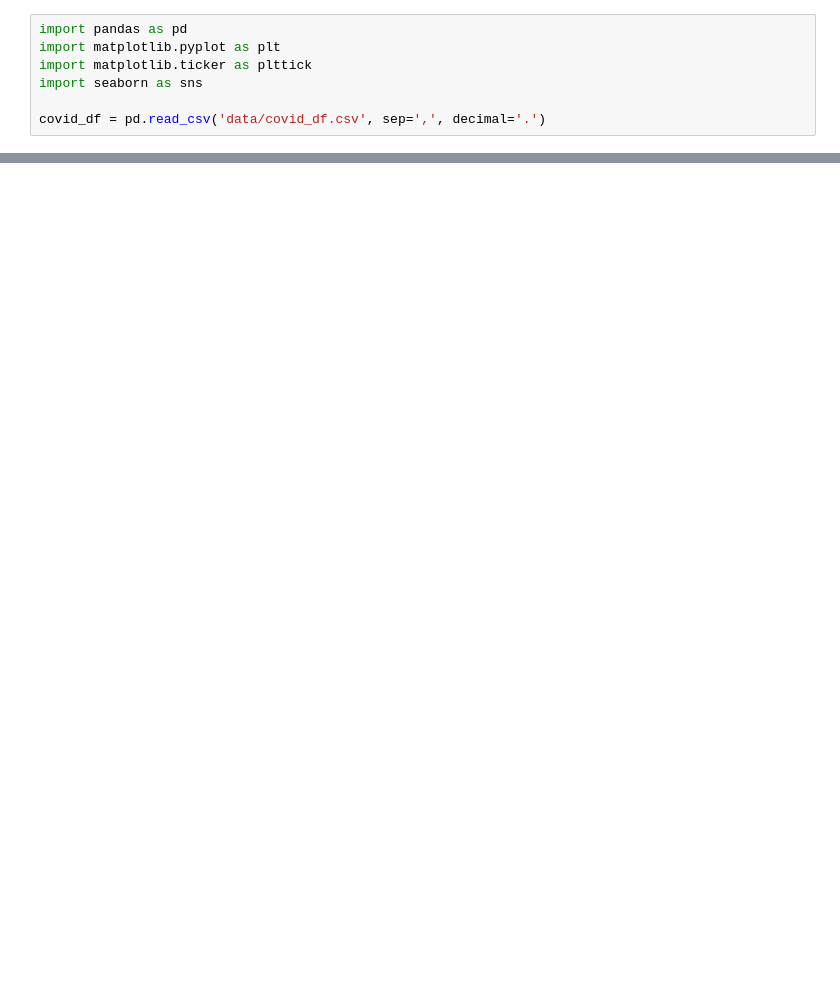
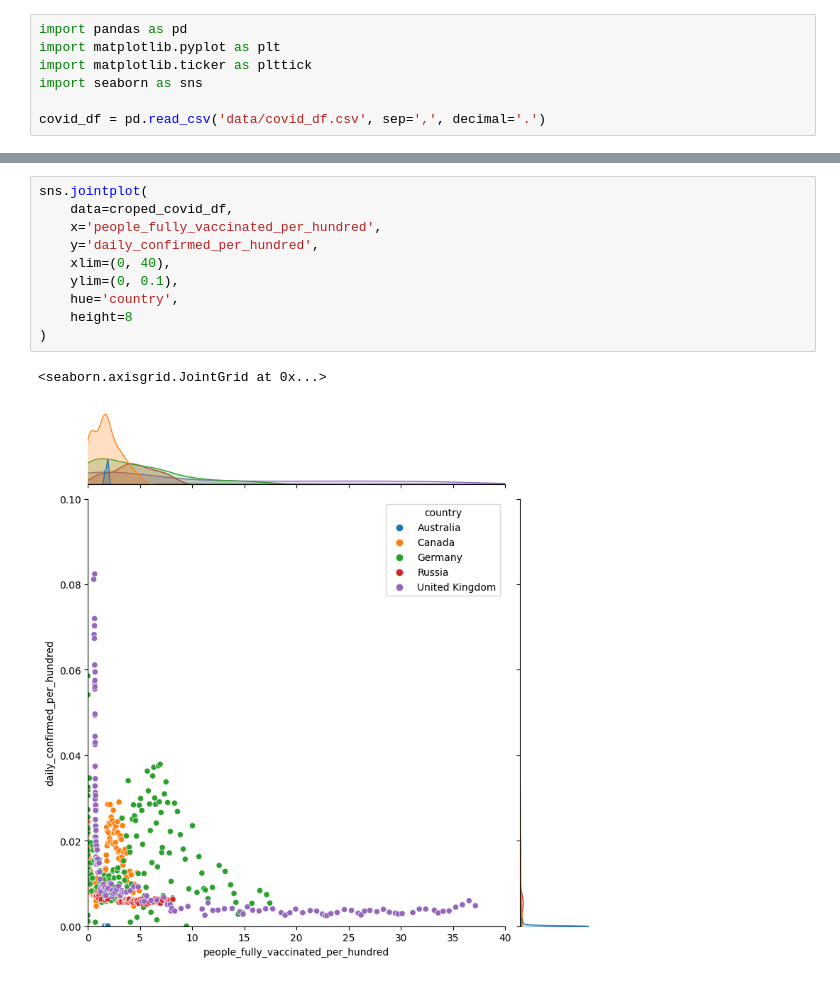
Before and after one commit to SudarickovIlya/DataCleaningProject, a Jupyter notebook: Visualization/Seaborn.ipynb, the cells around one changed output, grey strips where cells are left out. Drawn from its saved outputs; the diff is of its cells as text; blank space fills up the shorter version.

Commit message:
To jointplot

```diff
--- a/Visualization/Seaborn.ipynb
+++ b/Visualization/Seaborn.ipynb
@@ -53,0 +89,13 @@ sns.histplot(
+# %%
+sns.jointplot(
+    data=croped_covid_df,
+    x='people_fully_vaccinated_per_hundred',
+    y='daily_confirmed_per_hundred',
+    xlim=(0, 40),
+    ylim=(0, 0.1),
+    hue='country',
+    height=8
+)
+# %% [output]
+<seaborn.axisgrid.JointGrid at 0x...>
+[figure, added]
```
Also changed, not shown: parts of 4 cells of this notebook.
